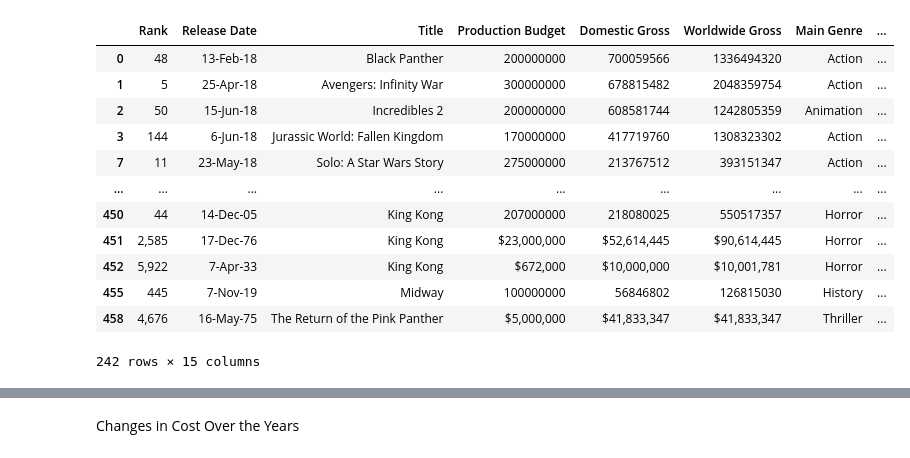
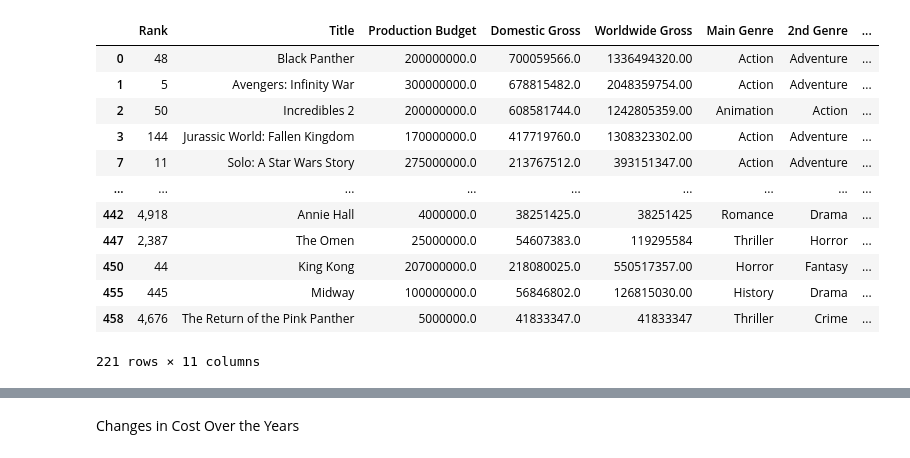
Before and after one commit to annied222/Project_1, a Jupyter notebook: movies.ipynb, the cells around one changed output, grey strips where cells are left out. Cells and saved outputs as stored; diff of their text form; code cells hidden in the pictures.

Commit message:
updating movie.ipynb and adding folder for data created

```diff
--- a/movies.ipynb
+++ b/movies.ipynb
@@ -1,32 +1,41 @@
 # %%
 import requests
 import json
 import os
 import csv
 import matplotlib.pyplot as plt
 import pandas as pd
 import numpy as np
 from pprint import pprint
 from config import api_key
 
 blockbusters_df = pd.read_csv("data/blockbusters.csv")
 moviebudget_df= pd.read_csv("data/Movie_budget.csv")
+movieid_df= pd.read_csv("data/metadata.csv")
 
-movies_df = pd.merge(moviebudget_df,blockbusters_df, how = "right", on = "Title")
-movies_df = movies_df.dropna(axis=0)
-movies_df = movies_df.drop(["Worldwide_gross"], axis=1)
-movies_df
+#Merging and cleaning data
+#Merge 1
+budgetbuster_df = pd.merge(moviebudget_df,blockbusters_df, how = "right", on = "Title")
+budgetbuster_df = budgetbuster_df.drop(["Worldwide_gross","Release Date","length", "rank_in_year", "rating","Year_x"], axis=1, inplace = False)
+budgetbuster_df = budgetbuster_df.rename(columns={"Year_y":"Year"})
+budgetbuster_df = budgetbuster_df.dropna(axis=0,inplace= False)
+budgetbuster_df["Production Budget"] = budgetbuster_df["Production Budget"].astype(float)
+budgetbuster_df["Domestic Gross"] = budgetbuster_df["Domestic Gross"].astype(float)
+budgetbuster_df["Domestic Gross"] = budgetbuster_df["Domestic Gross"].astype(float)
+budgetbuster_df = budgetbuster_df.drop_duplicates(subset=["Title","Year"],inplace= False)
+budgetbuster_df.to_csv("datacreatedcsv/budgetbuster.csv", index_label="Movie ID")
+budgetbuster_df
 # %% [output]
-|  | Rank | Release Date | Title | Production Budget | Domestic Gross | Worldwide Gross | Main Genre | ... |
-| 0 | 48 | 13-Feb-18 | Black Panther | 200000000 | 700059566 | 1336494320 | Action | ... |
-| 1 | 5 | 25-Apr-18 | Avengers: Infinity War | 300000000 | 678815482 | 2048359754 | Action | ... |
-| 2 | 50 | 15-Jun-18 | Incredibles 2 | 200000000 | 608581744 | 1242805359 | Animation | ... |
-| 3 | 144 | 6-Jun-18 | Jurassic World: Fallen Kingdom | 170000000 | 417719760 | 1308323302 | Action | ... |
-| 7 | 11 | 23-May-18 | Solo: A Star Wars Story | 275000000 | 213767512 | 393151347 | Action | ... |
+|  | Rank | Title | Production Budget | Domestic Gross | Worldwide Gross | Main Genre | 2nd Genre | ... |
+| 0 | 48 | Black Panther | 200000000.0 | 700059566.0 | 1336494320.00 | Action | Adventure | ... |
+| 1 | 5 | Avengers: Infinity War | 300000000.0 | 678815482.0 | 2048359754.00 | Action | Adventure | ... |
+| 2 | 50 | Incredibles 2 | 200000000.0 | 608581744.0 | 1242805359.00 | Animation | Action | ... |
+| 3 | 144 | Jurassic World: Fallen Kingdom | 170000000.0 | 417719760.0 | 1308323302.00 | Action | Adventure | ... |
+| 7 | 11 | Solo: A Star Wars Story | 275000000.0 | 213767512.0 | 393151347.00 | Action | Adventure | ... |
 | ... | ... | ... | ... | ... | ... | ... | ... | ... |
-| 450 | 44 | 14-Dec-05 | King Kong | 207000000 | 218080025 | 550517357 | Horror | ... |
-| 451 | 2,585 | 17-Dec-76 | King Kong | $23,000,000 | $52,614,445 | $90,614,445 | Horror | ... |
-| 452 | 5,922 | 7-Apr-33 | King Kong | $672,000 | $10,000,000 | $10,001,781 | Horror | ... |
-| 455 | 445 | 7-Nov-19 | Midway | 100000000 | 56846802 | 126815030 | History | ... |
-| 458 | 4,676 | 16-May-75 | The Return of the Pink Panther | $5,000,000 | $41,833,347 | $41,833,347 | Thriller | ... |
+| 442 | 4,918 | Annie Hall | 4000000.0 | 38251425.0 | 38251425 | Romance | Drama | ... |
+| 447 | 2,387 | The Omen | 25000000.0 | 54607383.0 | 119295584 | Thriller | Horror | ... |
+| 450 | 44 | King Kong | 207000000.0 | 218080025.0 | 550517357.00 | Horror | Fantasy | ... |
+| 455 | 445 | Midway | 100000000.0 | 56846802.0 | 126815030.00 | History | Drama | ... |
+| 458 | 4,676 | The Return of the Pink Panther | 5000000.0 | 41833347.0 | 41833347 | Thriller | Crime | ... |
-242 rows × 15 columns
+221 rows × 11 columns
```
Also changed, not shown: parts of 9 cells of this notebook, 6 other files.
